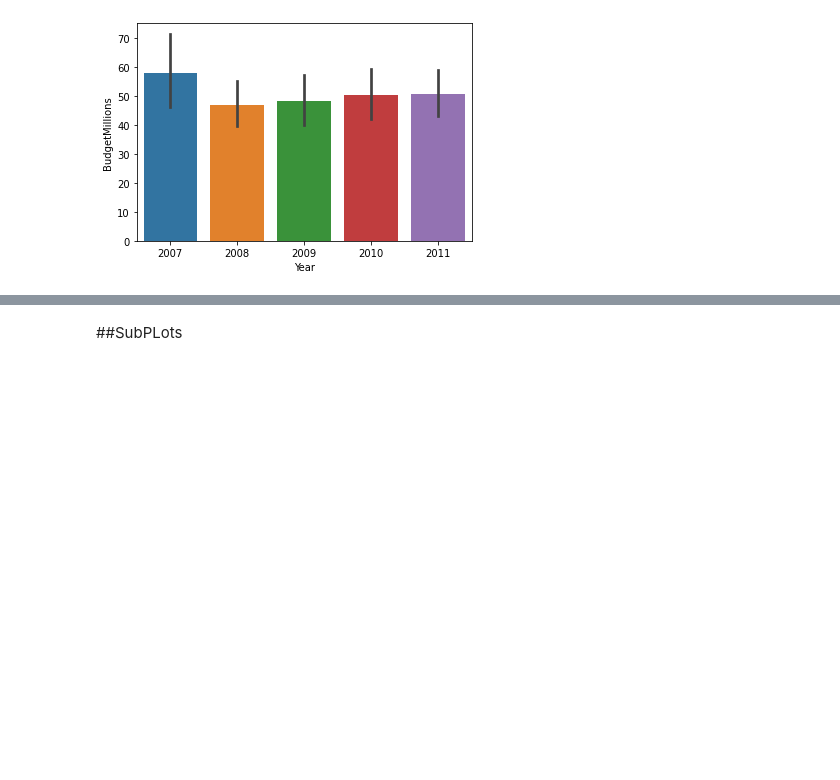
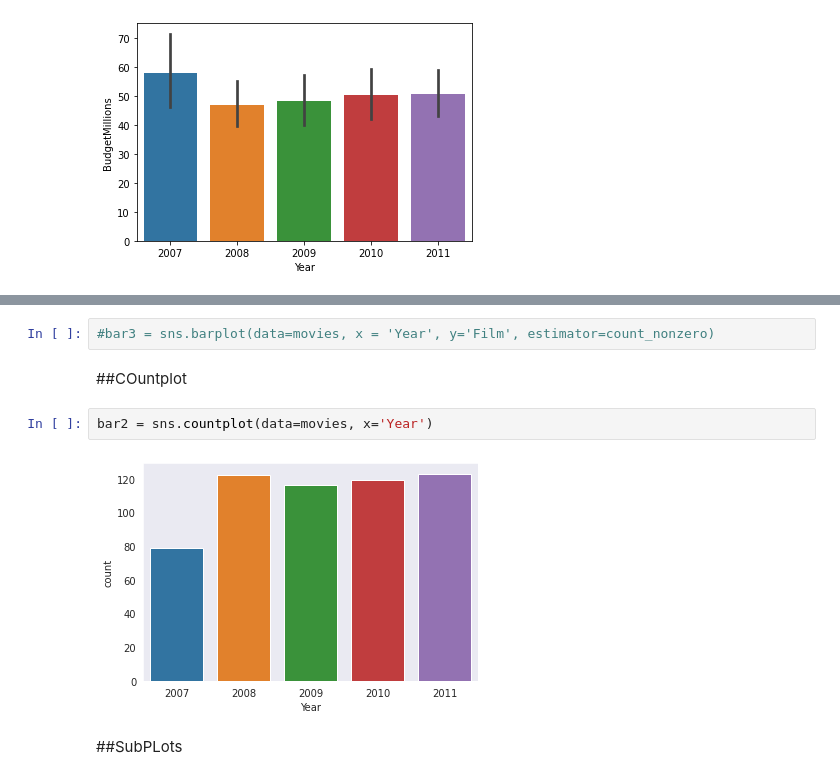
Before and after one commit to Leandro-Oak/PYTHON, a Jupyter notebook: Visualization_Udemy.ipynb, the cells around one changed output, grey strips where cells are left out. Saved outputs shown, nothing was run; the diff lists cells and outputs as text; blank space fills up the shorter version.

```diff
--- a/Visualization_Udemy.ipynb
+++ b/Visualization_Udemy.ipynb
@@ -374,5 +383,13 @@ bar = sns.barplot(data=movies, x = 'Genre', y='BudgetMillions')
 # %% [output]
 [figure]
+# %%
+#bar3 = sns.barplot(data=movies, x = 'Year', y='Film', estimator=count_nonzero)
+# %% [markdown]
+##COuntplot
+# %%
+bar2 = sns.countplot(data=movies, x='Year')
+# %% [output]
+[figure, added]
 # %% [markdown]
 ##SubPLots
 # %%
```
Also changed, not shown: parts of 5 cells of this notebook.
